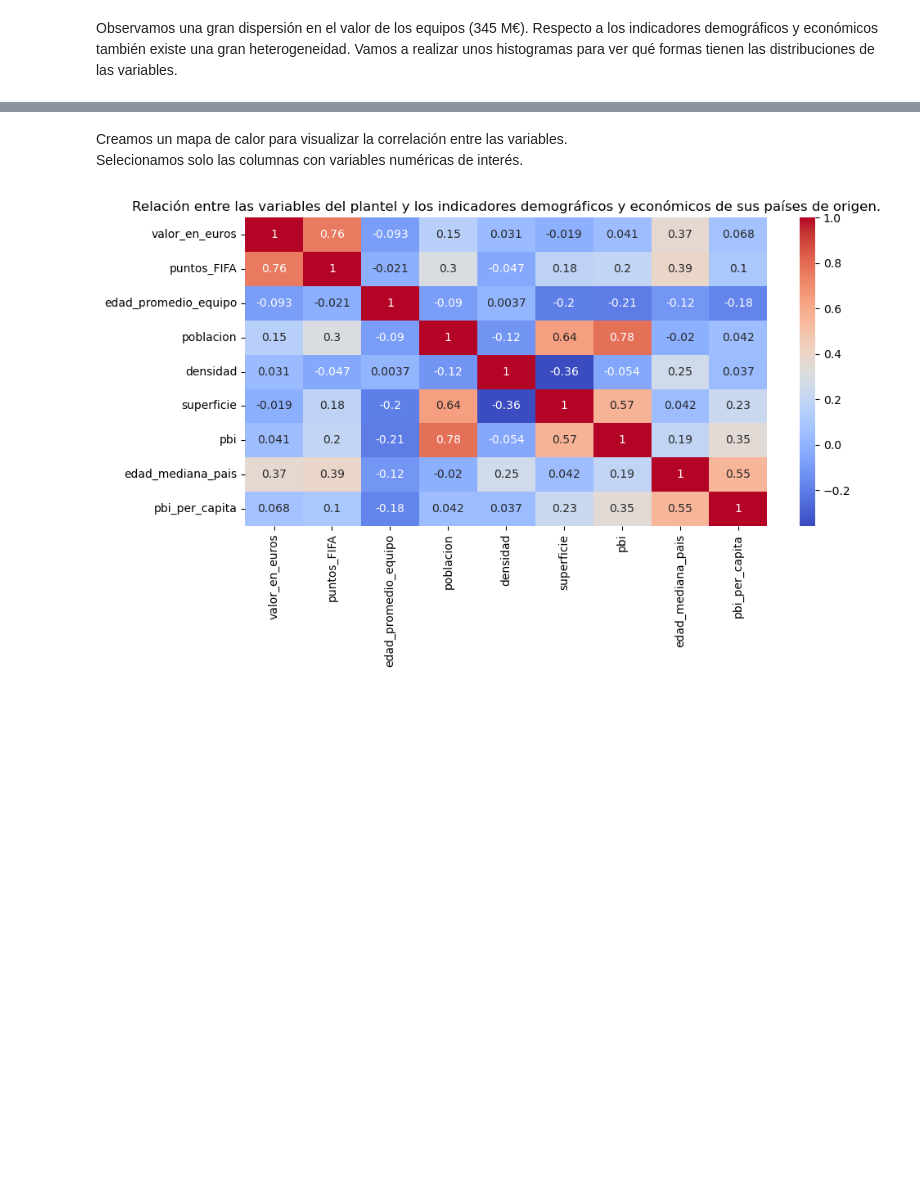
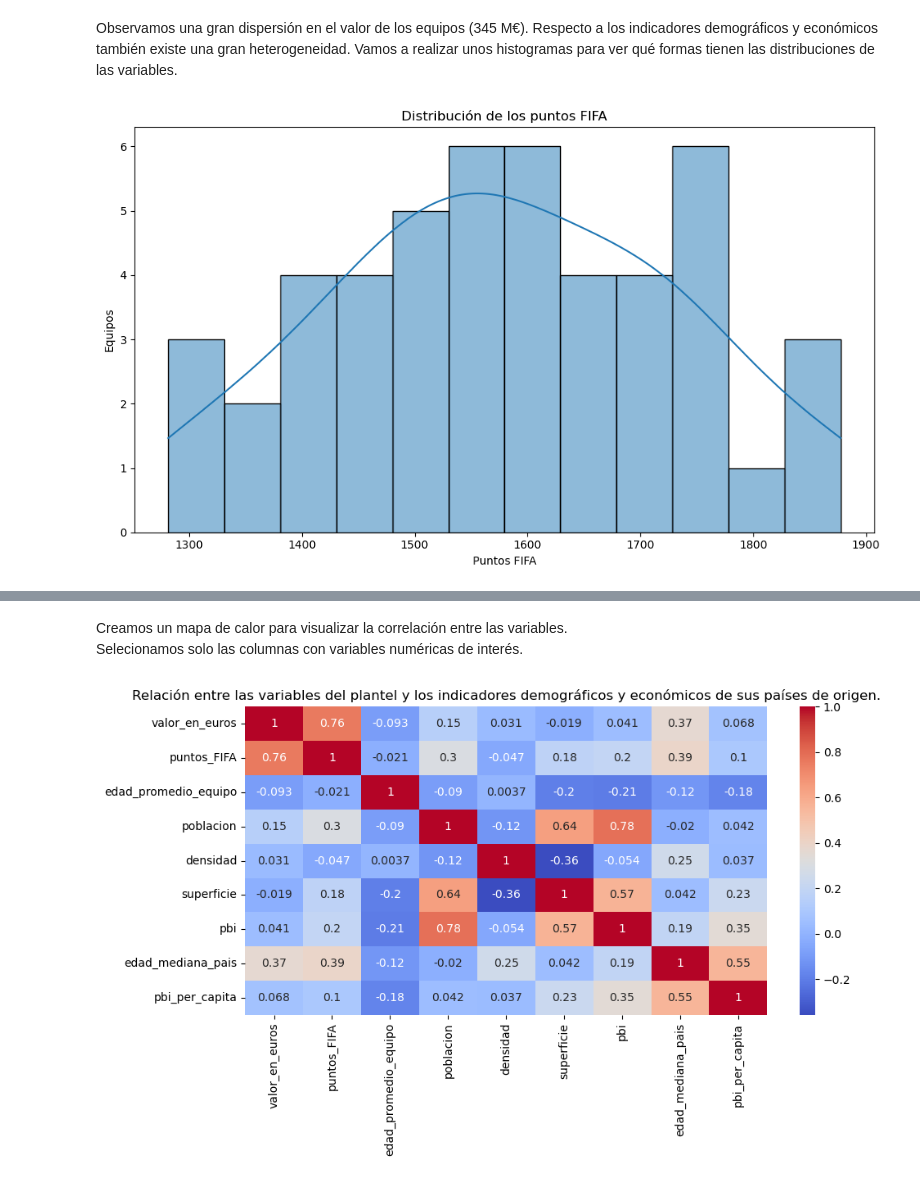
Before and after one commit to gleo1973/tp-laboratorio-mcag-1c2026, a Jupyter notebook: Laboratorio_TP_2026.ipynb, the cells around one changed output, grey strips where cells are left out. Cells and saved outputs as stored; diff of their text form; code cells hidden in the pictures; blank space fills up the shorter version.

```diff
--- a/Laboratorio_TP_2026.ipynb
+++ b/Laboratorio_TP_2026.ipynb
@@ -518,3 +518,14 @@ df_filtrado.describe().round(1)
 | max | 1.290000e+09 | 1877.3 | 29.3 | 339665118.0 | 521.1 | 9984670.0 | 25744100.0 | ... |
 # %% [markdown]
 Observamos una gran dispersión en el valor de los equipos (345 M€). Respecto a los indicadores demográficos y económicos también existe una gran heterogeneidad. Vamos a realizar unos histogramas para ver qué formas tienen las distribuciones de las variables.
+# %%
+plt.figure(figsize=(10, 6))
+sns.histplot(data=df_paises_f, x="puntos_FIFA", bins=12, kde=True) #en este caso no necesito filtrar porque no hay duplicacion de esta variable
+plt.xlabel("Puntos FIFA")
+plt.ylabel("Equipos")
+plt.title("Distribución de los puntos FIFA")
+plt.tight_layout()
+plt.savefig("imagenes/distribucion-puntos-fifa.png")
+plt.show()
+# %% [output]
+[figure, added]
```
Also changed, not shown: parts of 7 cells of this notebook, 6 other files.
